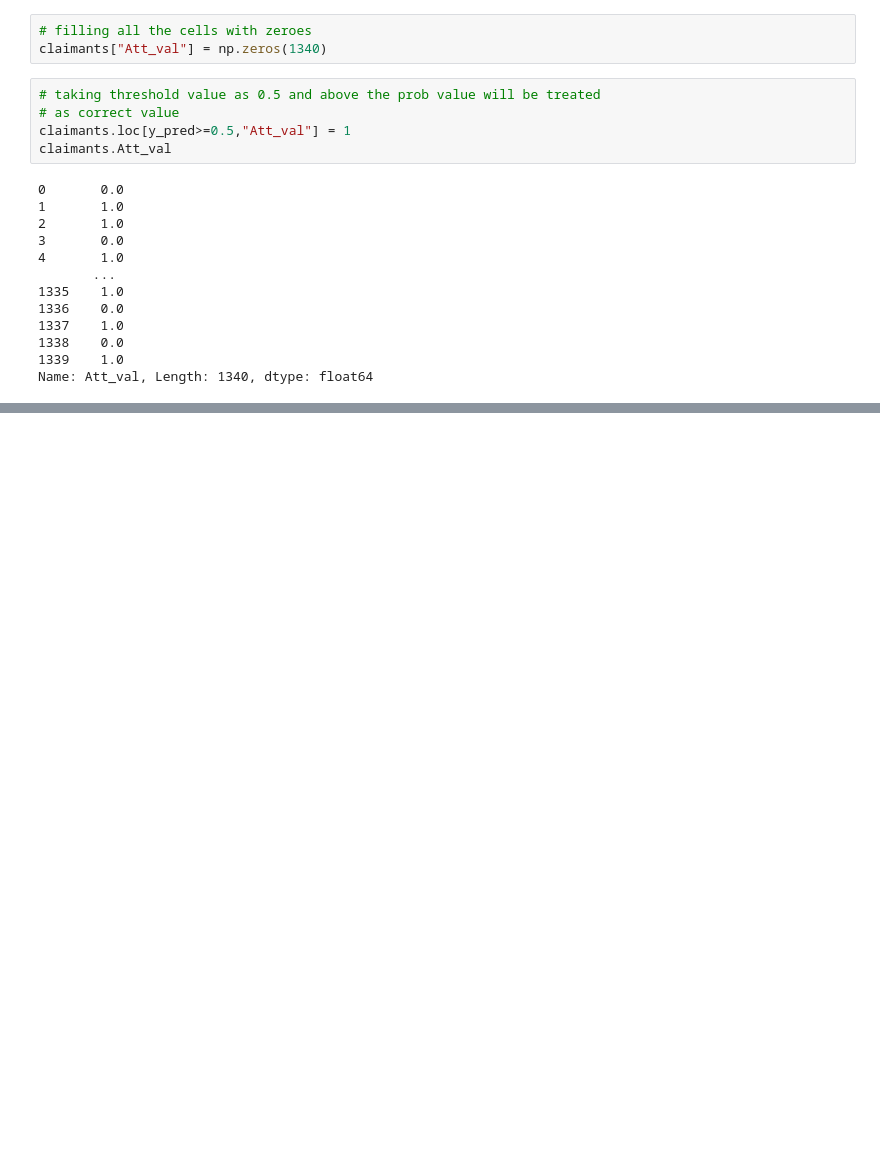
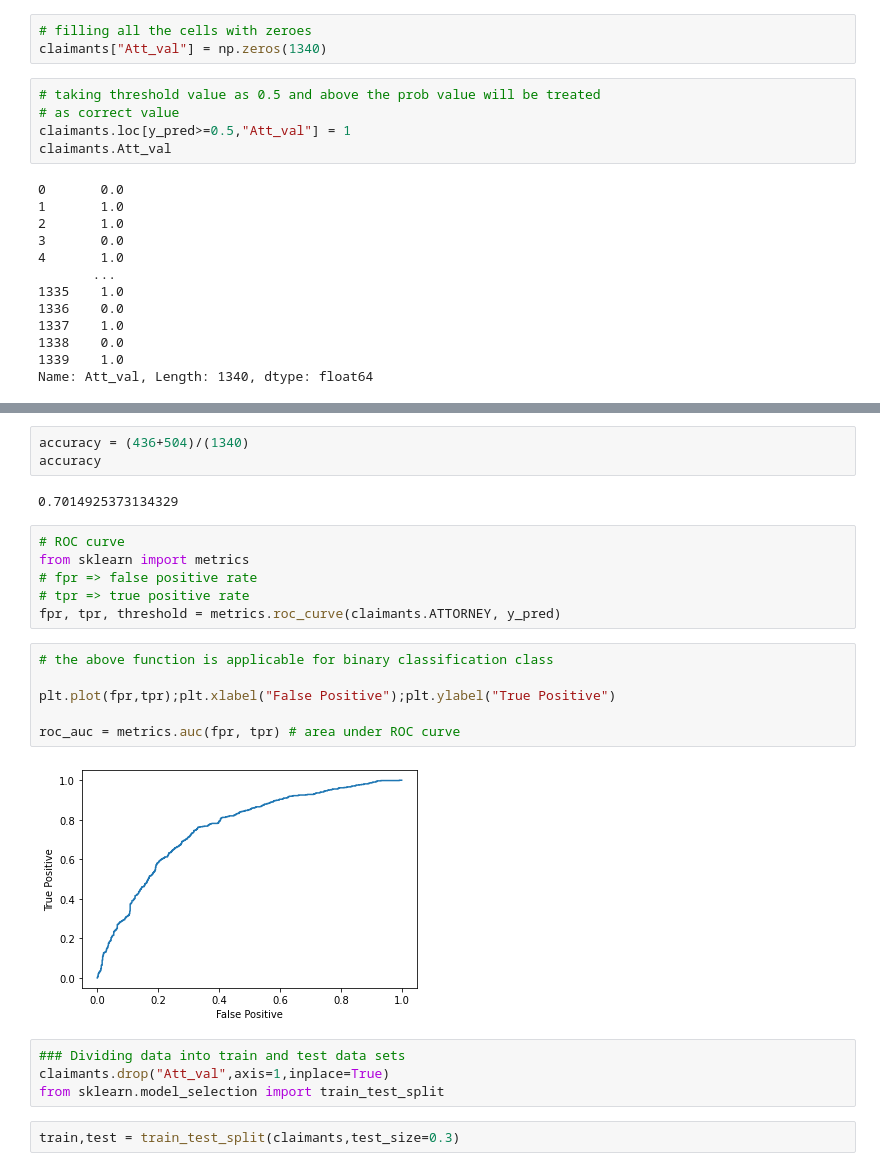
Before and after one commit to Bhavin52/Assignment, a Jupyter notebook: logistic_regression_Q2.ipynb, the cells around one changed output, grey strips where cells are left out. Drawn from its saved outputs; the diff is of its cells as text; blank space fills up the shorter version.

```diff
--- a/logistic_regression_Q2.ipynb
+++ b/logistic_regression_Q2.ipynb
@@ -174,0 +184,25 @@ Name: Att_val, Length: 1340, dtype: float64
+# %%
+accuracy = (436+504)/(1340)
+accuracy
+# %% [output]
+0.7014925373134329
+# %%
+# ROC curve
+from sklearn import metrics
+# fpr => false positive rate
+# tpr => true positive rate
+fpr, tpr, threshold = metrics.roc_curve(claimants.ATTORNEY, y_pred)
+# %%
+# the above function is applicable for binary classification class
+
+plt.plot(fpr,tpr);plt.xlabel("False Positive");plt.ylabel("True Positive")
+
+roc_auc = metrics.auc(fpr, tpr) # area under ROC curve
+# %% [output]
+[figure, added]
+# %%
+### Dividing data into train and test data sets
+claimants.drop("Att_val",axis=1,inplace=True)
+from sklearn.model_selection import train_test_split
+# %%
+train,test = train_test_split(claimants,test_size=0.3)
```
Also changed, not shown: parts of 13 cells of this notebook.
